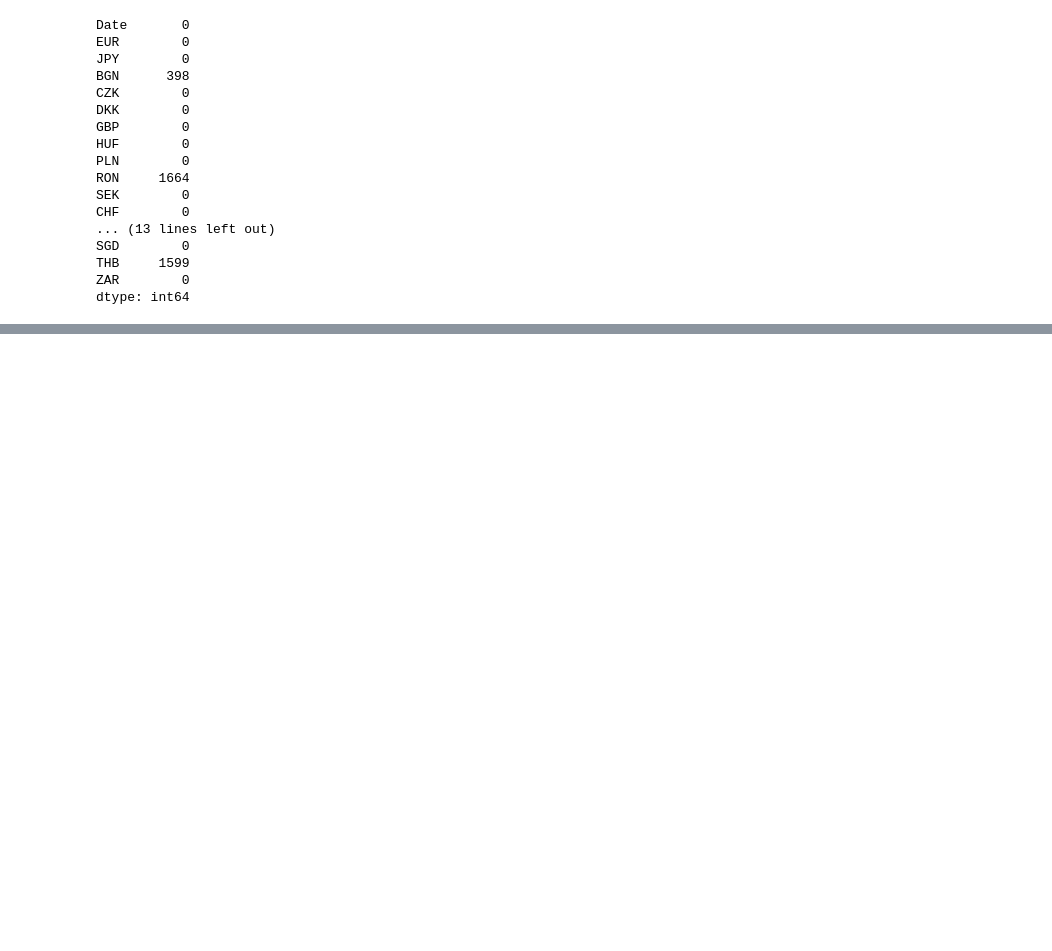
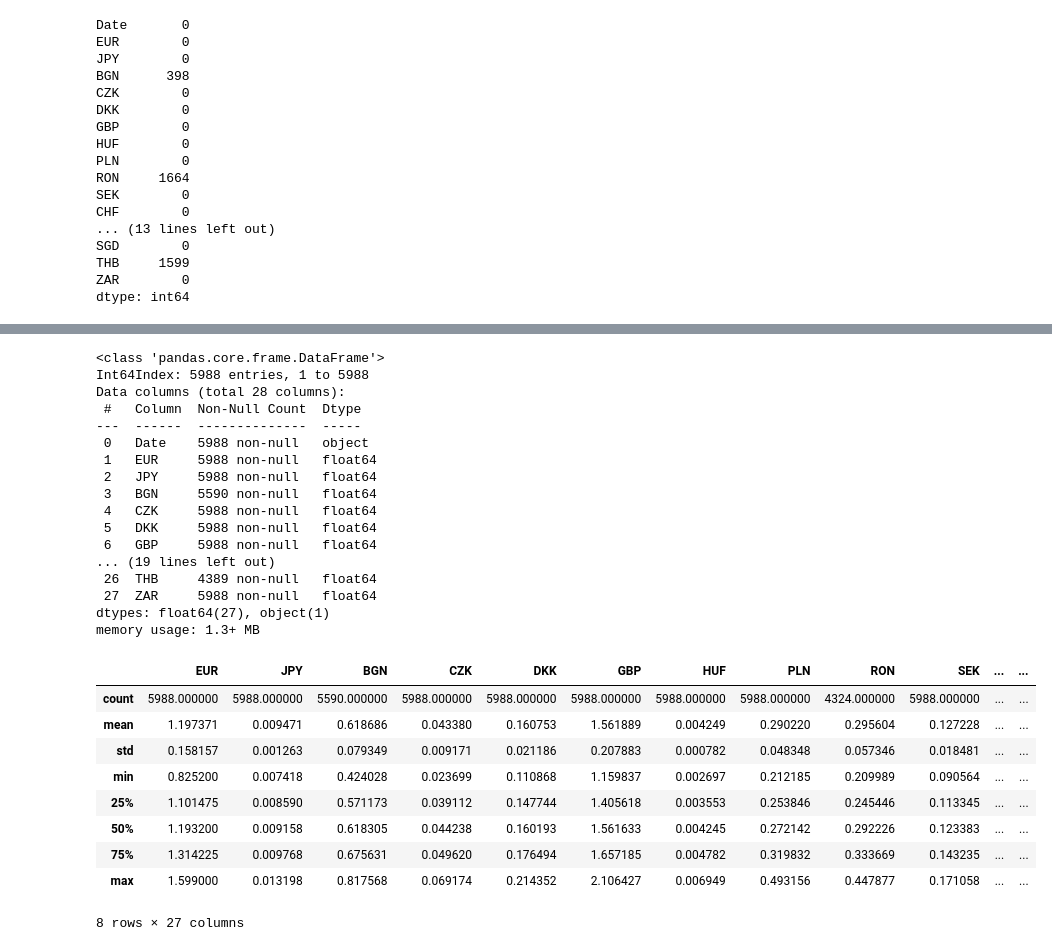
Before and after one commit to TharinduBalasooriya/ML_Assignment2_IT19122656_IT18408584_IT19193632_IT19170008, a Jupyter notebook: EURO_FOREX_RATE_PREDICTION.ipynb, the cells around one changed output, grey strips where cells are left out. Drawn from its saved outputs; the diff is of its cells as text; code cells hidden in the pictures; blank space fills up the shorter version.

Commit message:
IT19193632 Conver curruncy data type

```diff
--- a/EURO_FOREX_RATE_PREDICTION.ipynb
+++ b/EURO_FOREX_RATE_PREDICTION.ipynb
@@ -92,0 +187,33 @@ dtype: int64
+# %%
+#Verify data type conversion
+forex_data.info()
+#Describe
+forex_data.describe()
+# %% [output]
+<class 'pandas.core.frame.DataFrame'>
+Int64Index: 5988 entries, 1 to 5988
+Data columns (total 28 columns):
+ #   Column  Non-Null Count  Dtype
+---  ------  --------------  -----
+ 0   Date    5988 non-null   object
+ 1   EUR     5988 non-null   float64
+ 2   JPY     5988 non-null   float64
+ 3   BGN     5590 non-null   float64
+ 4   CZK     5988 non-null   float64
+ 5   DKK     5988 non-null   float64
+ 6   GBP     5988 non-null   float64
+... (19 lines left out)
+ 26  THB     4389 non-null   float64
+ 27  ZAR     5988 non-null   float64
+dtypes: float64(27), object(1)
+memory usage: 1.3+ MB
+|  | EUR | JPY | BGN | CZK | DKK | GBP | HUF | PLN | RON | SEK | ... | ... |
+| count | 5988.000000 | 5988.000000 | 5590.000000 | 5988.000000 | 5988.000000 | 5988.000000 | 5988.000000 | 5988.000000 | 4324.000000 | 5988.000000 | ... | ... |
+| mean | 1.197371 | 0.009471 | 0.618686 | 0.043380 | 0.160753 | 1.561889 | 0.004249 | 0.290220 | 0.295604 | 0.127228 | ... | ... |
+| std | 0.158157 | 0.001263 | 0.079349 | 0.009171 | 0.021186 | 0.207883 | 0.000782 | 0.048348 | 0.057346 | 0.018481 | ... | ... |
+| min | 0.825200 | 0.007418 | 0.424028 | 0.023699 | 0.110868 | 1.159837 | 0.002697 | 0.212185 | 0.209989 | 0.090564 | ... | ... |
+| 25% | 1.101475 | 0.008590 | 0.571173 | 0.039112 | 0.147744 | 1.405618 | 0.003553 | 0.253846 | 0.245446 | 0.113345 | ... | ... |
+| 50% | 1.193200 | 0.009158 | 0.618305 | 0.044238 | 0.160193 | 1.561633 | 0.004245 | 0.272142 | 0.292226 | 0.123383 | ... | ... |
+| 75% | 1.314225 | 0.009768 | 0.675631 | 0.049620 | 0.176494 | 1.657185 | 0.004782 | 0.319832 | 0.333669 | 0.143235 | ... | ... |
+| max | 1.599000 | 0.013198 | 0.817568 | 0.069174 | 0.214352 | 2.106427 | 0.006949 | 0.493156 | 0.447877 | 0.171058 | ... | ... |
+8 rows × 27 columns
```
Also changed, not shown: parts of 3 cells of this notebook.
